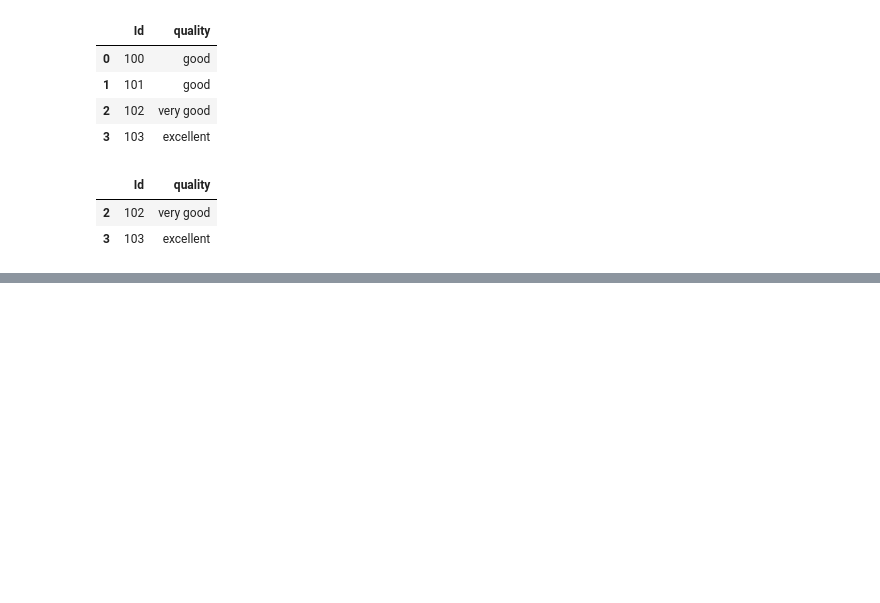
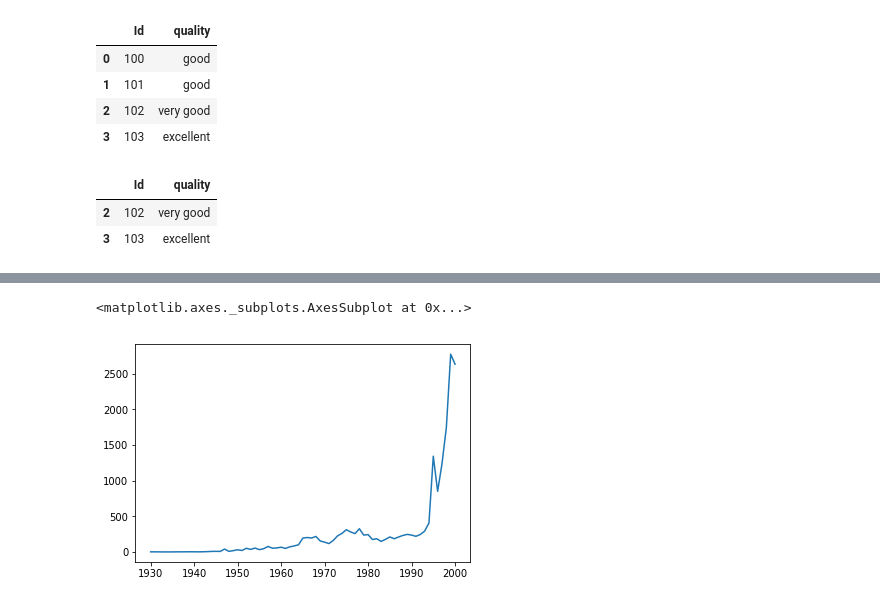
Before and after one commit to katamit/Data-Science, a Jupyter notebook: Pandas_notebooks/Pandas_Tut_data_school.ipynb, the cells around one changed output, grey strips where cells are left out. Drawn from its saved outputs; the diff is of its cells as text; code cells hidden in the pictures; blank space fills up the shorter version.

```diff
--- a/Pandas_notebooks/Pandas_Tut_data_school.ipynb
+++ b/Pandas_notebooks/Pandas_Tut_data_school.ipynb
@@ -863,0 +1003,2 @@ df.loc[df.quality >'good',:]
+# %%
+ufo = pd.read_csv('http://bit.ly/uforeports')
@@ -863,0 +1023,2 @@ df.loc[df.quality >'good',:]
+# %%
+ufo.Time = pd.to_datetime(ufo.Time)
@@ -863,0 +1079,7 @@ df.loc[df.quality >'good',:]
+# %%
+ufo['Year'] = ufo.Time.dt.year
+# %%
+ufo.Year.value_counts().sort_index().plot()#kind='bar')
+# %% [output]
+<matplotlib.axes._subplots.AxesSubplot at 0x...>
+[figure, added]
```
Also changed, not shown: parts of 57 cells of this notebook.
